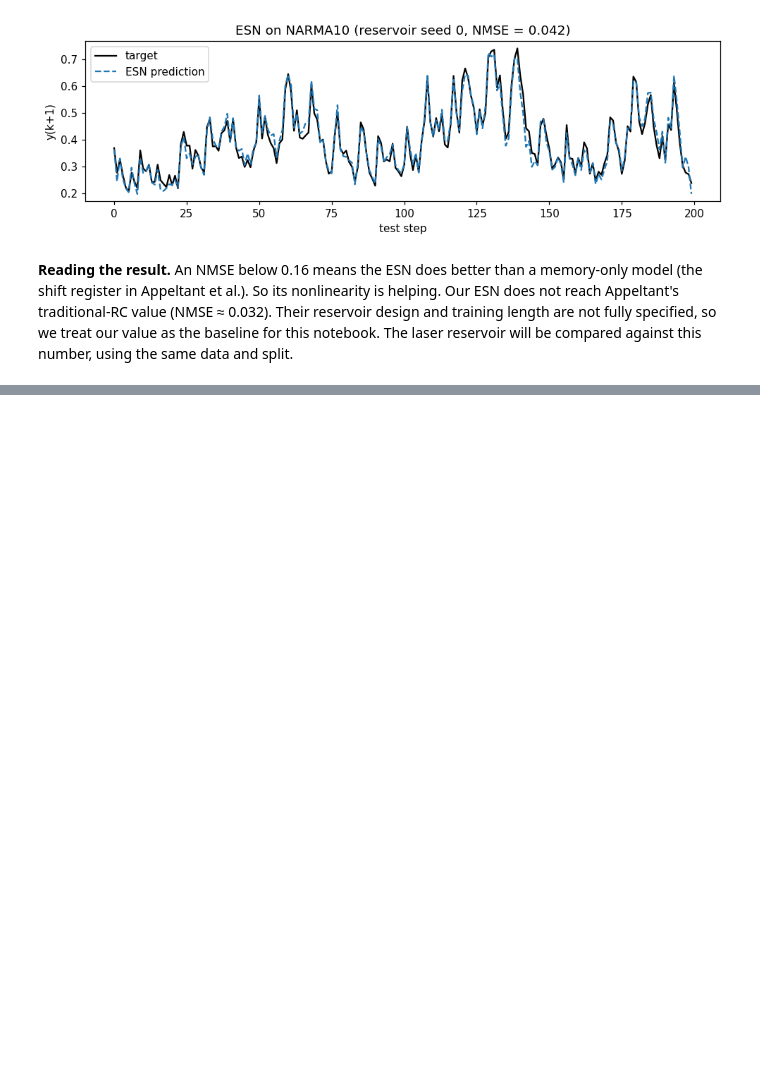
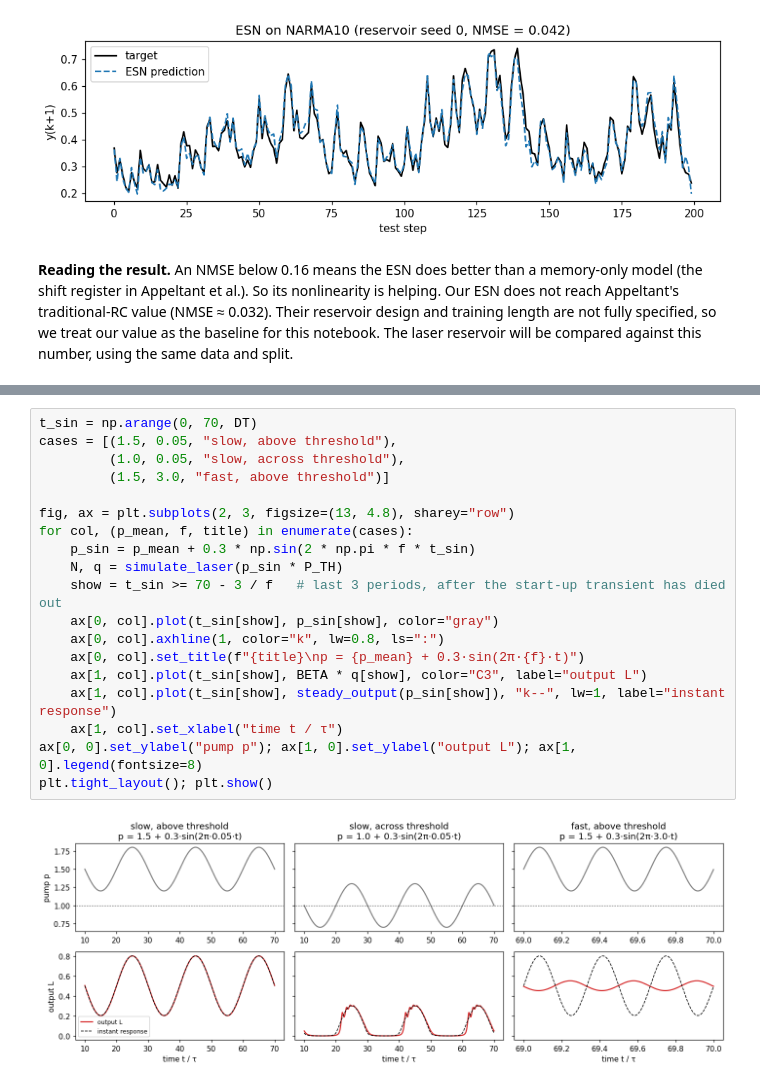
Before and after one commit to lakshsarda137/laser-reservoir-computing, a Jupyter notebook: laser_reservoir.ipynb, the cells around one changed output, grey strips where cells are left out. Drawn from its saved outputs; the diff is of its cells as text; blank space fills up the shorter version.

```diff
--- a/laser_reservoir.ipynb
+++ b/laser_reservoir.ipynb
@@ -174,0 +335,21 @@ ax.legend(); plt.tight_layout(); plt.show()
+# %%
+t_sin = np.arange(0, 70, DT)
+cases = [(1.5, 0.05, "slow, above threshold"),
+         (1.0, 0.05, "slow, across threshold"),
+         (1.5, 3.0, "fast, above threshold")]
+
+fig, ax = plt.subplots(2, 3, figsize=(13, 4.8), sharey="row")
+for col, (p_mean, f, title) in enumerate(cases):
+    p_sin = p_mean + 0.3 * np.sin(2 * np.pi * f * t_sin)
+    N, q = simulate_laser(p_sin * P_TH)
+    show = t_sin >= 70 - 3 / f   # last 3 periods, after the start-up transient has died out
+    ax[0, col].plot(t_sin[show], p_sin[show], color="gray")
+    ax[0, col].axhline(1, color="k", lw=0.8, ls=":")
+    ax[0, col].set_title(f"{title}\np = {p_mean} + 0.3·sin(2π·{f}·t)")
+    ax[1, col].plot(t_sin[show], BETA * q[show], color="C3", label="output L")
+    ax[1, col].plot(t_sin[show], steady_output(p_sin[show]), "k--", lw=1, label="instant response")
+    ax[1, col].set_xlabel("time t / τ")
+ax[0, 0].set_ylabel("pump p"); ax[1, 0].set_ylabel("output L"); ax[1, 0].legend(fontsize=8)
+plt.tight_layout(); plt.show()
+# %% [output]
+[figure, added]
```
Also changed, not shown: parts of 27 cells of this notebook, 3 other files.
